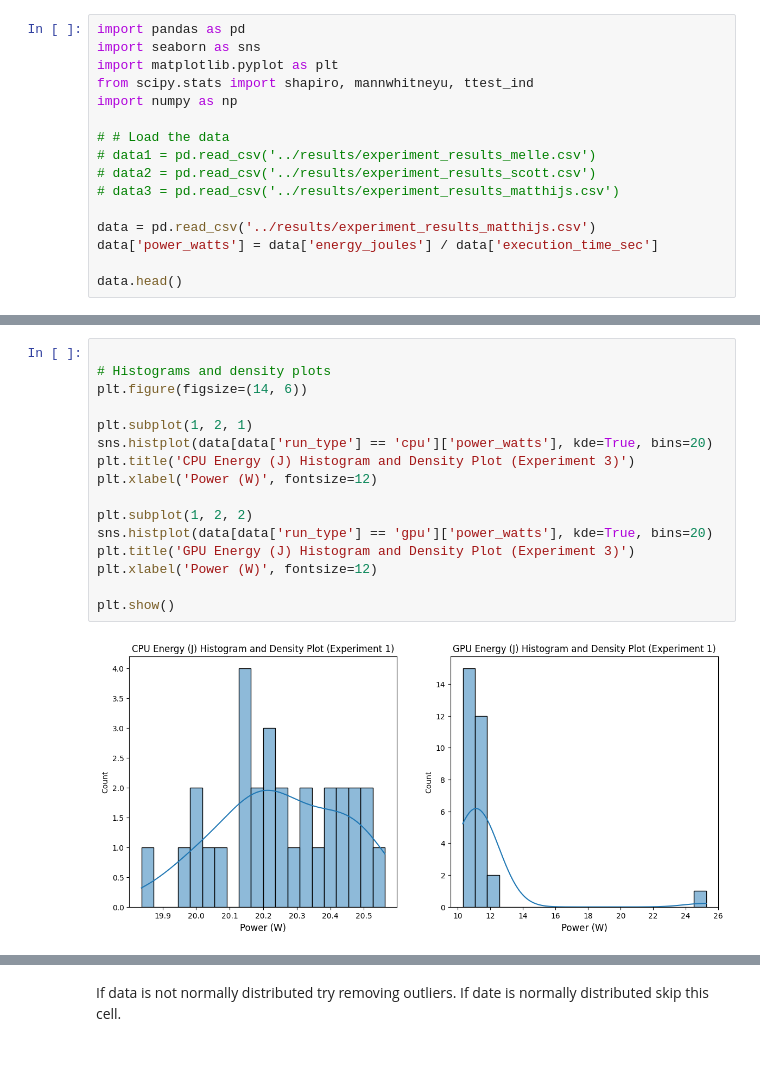
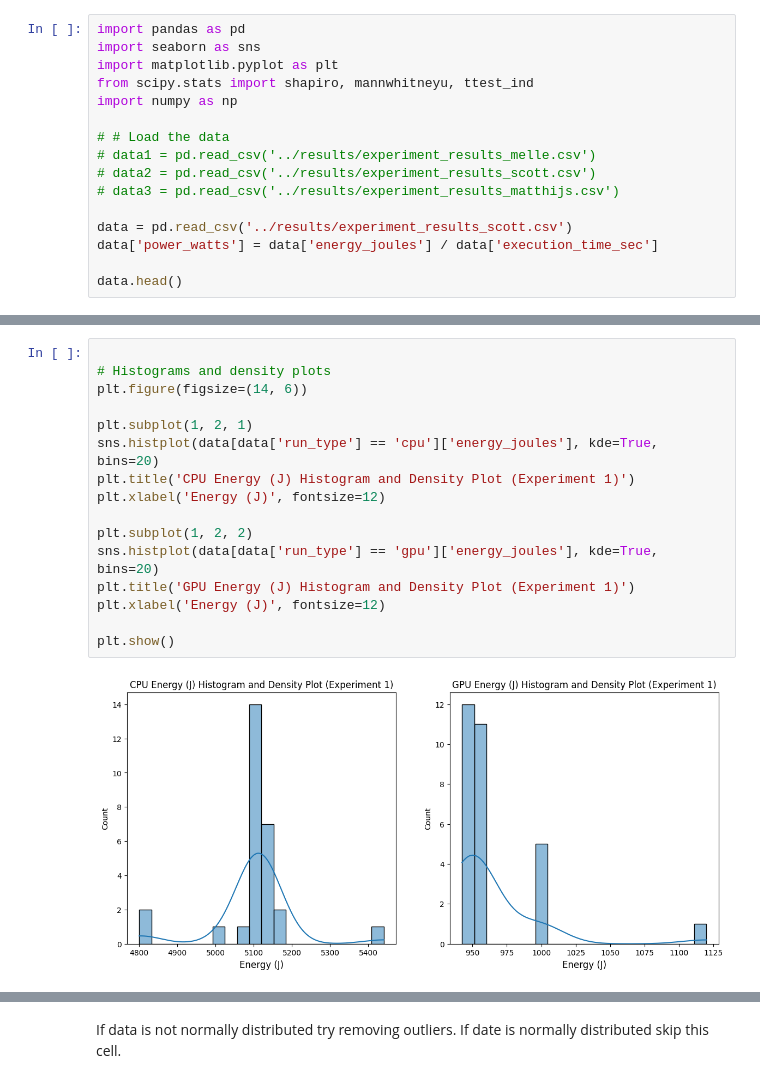
Before and after one commit to Matthijs-Vossen/SSE-group3-project1, a Jupyter notebook: src/statistical_analysis.ipynb, the cells around one changed output, grey strips where cells are left out. Cells and saved outputs as stored; diff of their text form; blank space fills up the shorter version.

Commit message:
Changed histograms

```diff
--- a/src/statistical_analysis.ipynb
+++ b/src/statistical_analysis.ipynb
@@ -10,7 +10,7 @@ import numpy as np
 # data2 = pd.read_csv('../results/experiment_results_scott.csv')
 # data3 = pd.read_csv('../results/experiment_results_matthijs.csv')
 
-data = pd.read_csv('../results/experiment_results_matthijs.csv')
+data = pd.read_csv('../results/experiment_results_scott.csv')
 data['power_watts'] = data['energy_joules'] / data['execution_time_sec']
 
 data.head()
@@ -43,21 +43,21 @@ plt.show()
 # %%
 
 # Histograms and density plots
 plt.figure(figsize=(14, 6))
 
 plt.subplot(1, 2, 1)
-sns.histplot(data[data['run_type'] == 'cpu']['power_watts'], kde=True, bins=20)
-plt.title('CPU Energy (J) Histogram and Density Plot (Experiment 3)')
-plt.xlabel('Power (W)', fontsize=12)
+sns.histplot(data[data['run_type'] == 'cpu']['energy_joules'], kde=True, bins=20)
+plt.title('CPU Energy (J) Histogram and Density Plot (Experiment 1)')
+plt.xlabel('Energy (J)', fontsize=12)
 
 plt.subplot(1, 2, 2)
-sns.histplot(data[data['run_type'] == 'gpu']['power_watts'], kde=True, bins=20)
-plt.title('GPU Energy (J) Histogram and Density Plot (Experiment 3)')
-plt.xlabel('Power (W)', fontsize=12)
+sns.histplot(data[data['run_type'] == 'gpu']['energy_joules'], kde=True, bins=20)
+plt.title('GPU Energy (J) Histogram and Density Plot (Experiment 1)')
+plt.xlabel('Energy (J)', fontsize=12)
 
 plt.show()
 # %% [output]
-[figure, old version]
+[figure, new version]
 # %%
 
 # Shapiro-Wilk test for normality
```
Also changed, not shown: parts of 6 cells of this notebook, 3 other files.
